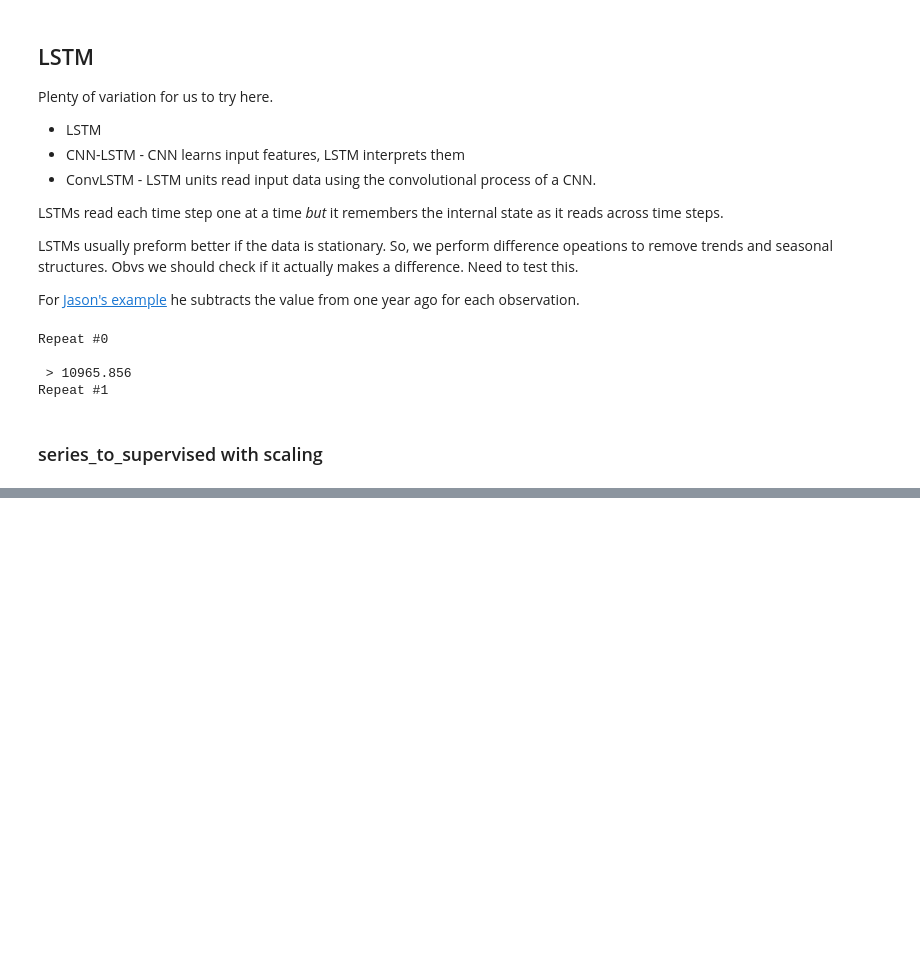
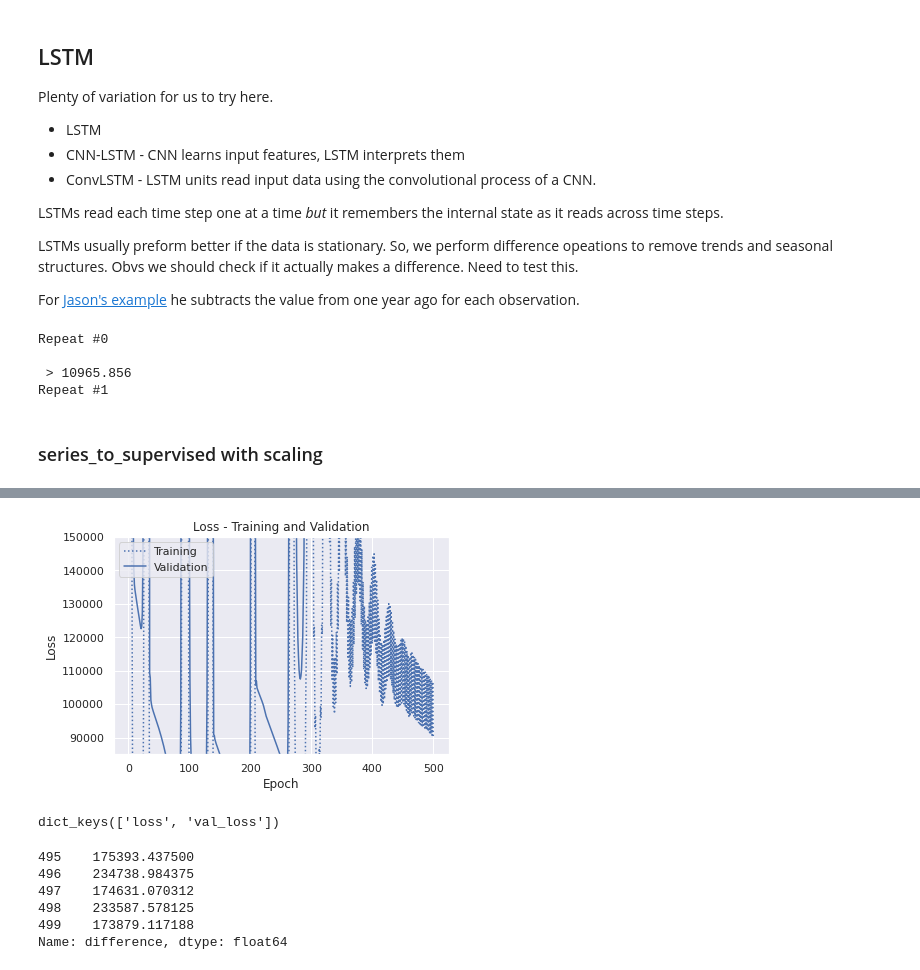
Before and after one commit to codeananda/bitcoin_price_predictor, a Jupyter notebook: price_predictor/keras_price_predictor.ipynb, the cells around one changed output, grey strips where cells are left out. Saved outputs shown, nothing was run; the diff lists cells and outputs as text; code cells hidden in the pictures; blank space fills up the shorter version.

```diff
--- a/price_predictor/keras_price_predictor.ipynb
+++ b/price_predictor/keras_price_predictor.ipynb
@@ -43,4 +49,0 @@ True
-# %%
-price = pd.read_csv(DOWNLOAD_DIR / 'price.csv')
-# price = pd.read_csv('price.csv')
-close = price.loc[:, 'c']
@@ -1121,0 +1095,24 @@ def series_to_supervised(data, n_in=1, n_out=1, n_test=None):
+# %%
+def plot_losses(history):
+    fig, ax = plt.subplots()
+    num_epochs_trained = len(history.history['loss'])
+    epochs = np.arange(1, num_epochs_trained + 1)
+    loss = history.history['loss']
+    val_loss = history.history['val_loss']
+    plt.plot(epochs, loss, 'b:', label='Training')
+    plt.plot(epochs, val_loss, 'b', label='Validation')
+    ax.set(title='Loss - Training and Validation',
+           xlabel='Epoch',
+           ylabel='Loss',
+           ylim=(85000, 150000))
+    ax.legend()
+    wandb.log({'Loss - Training and Validation': wandb.Image(fig)})
+    plt.show()
+# %%
+plot_losses(history)
+# %% [output]
+[figure, added]
+# %%
+history.history.keys()
+# %% [output]
+dict_keys(['loss', 'val_loss'])
@@ -1121,0 +1123,9 @@ def series_to_supervised(data, n_in=1, n_out=1, n_test=None):
+# %%
+df.difference.tail()
+# %% [output]
+495    175393.437500
+496    234738.984375
+497    174631.070312
+498    233587.578125
+499    173879.117188
+Name: difference, dtype: float64
```
Also changed, not shown: parts of 29 cells of this notebook, 1 other file.
